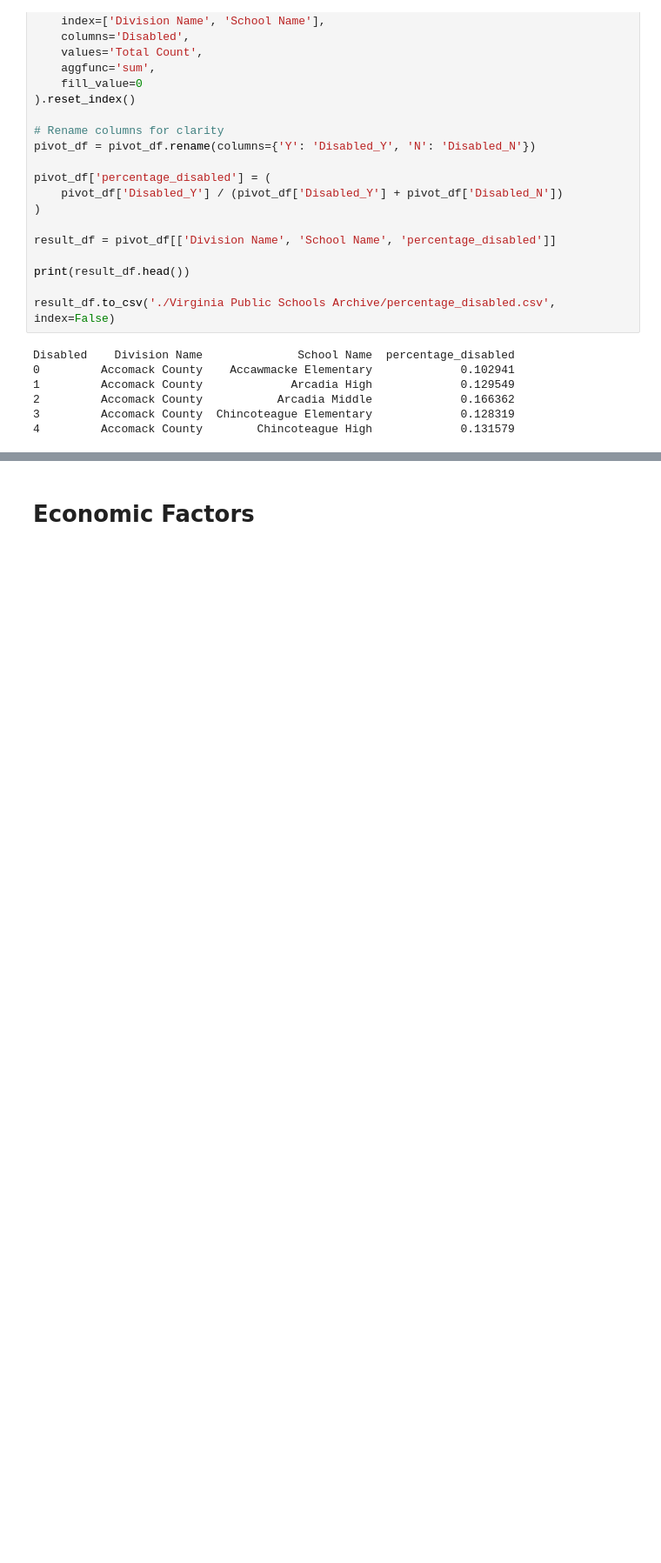
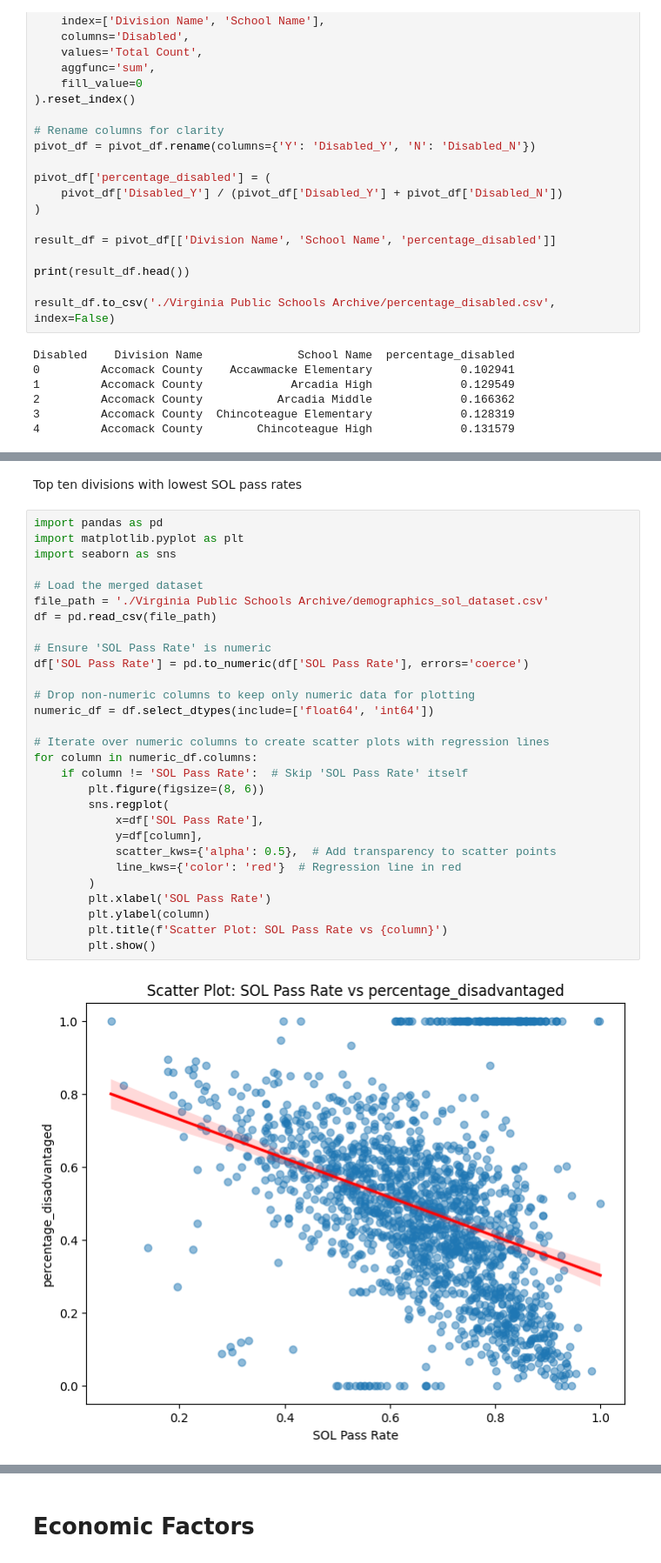
Before and after one commit to cwang12197/cs_4774_ml, a Jupyter notebook: final project/milestone_3.ipynb, the cells around one changed output, grey strips where cells are left out. Shown at 87% size. Saved outputs shown, nothing was run; the diff lists cells and outputs as text; blank space fills up the shorter version.

```diff
--- a/final project/milestone_3.ipynb
+++ b/final project/milestone_3.ipynb
@@ -360,0 +461,33 @@ merged_dataset.to_csv('./Virginia Public Schools Archive/merged_dataset.csv', in
+# %% [markdown]
+Top ten divisions with lowest SOL pass rates
+# %%
+import pandas as pd
+import matplotlib.pyplot as plt
+import seaborn as sns
+
+# Load the merged dataset
+file_path = './Virginia Public Schools Archive/demographics_sol_dataset.csv'
+df = pd.read_csv(file_path)
+
+# Ensure 'SOL Pass Rate' is numeric
+df['SOL Pass Rate'] = pd.to_numeric(df['SOL Pass Rate'], errors='coerce')
+
+# Drop non-numeric columns to keep only numeric data for plotting
+numeric_df = df.select_dtypes(include=['float64', 'int64'])
+
+# Iterate over numeric columns to create scatter plots with regression lines
+for column in numeric_df.columns:
+    if column != 'SOL Pass Rate':  # Skip 'SOL Pass Rate' itself
+        plt.figure(figsize=(8, 6))
+        sns.regplot(
+            x=df['SOL Pass Rate'],
+            y=df[column],
+            scatter_kws={'alpha': 0.5},  # Add transparency to scatter points
+            line_kws={'color': 'red'}  # Regression line in red
+        )
+        plt.xlabel('SOL Pass Rate')
+        plt.ylabel(column)
+        plt.title(f'Scatter Plot: SOL Pass Rate vs {column}')
+        plt.show()
+# %% [output]
+[figure, added]
```
Also changed, not shown: parts of 6 cells of this notebook, 4 other files.
